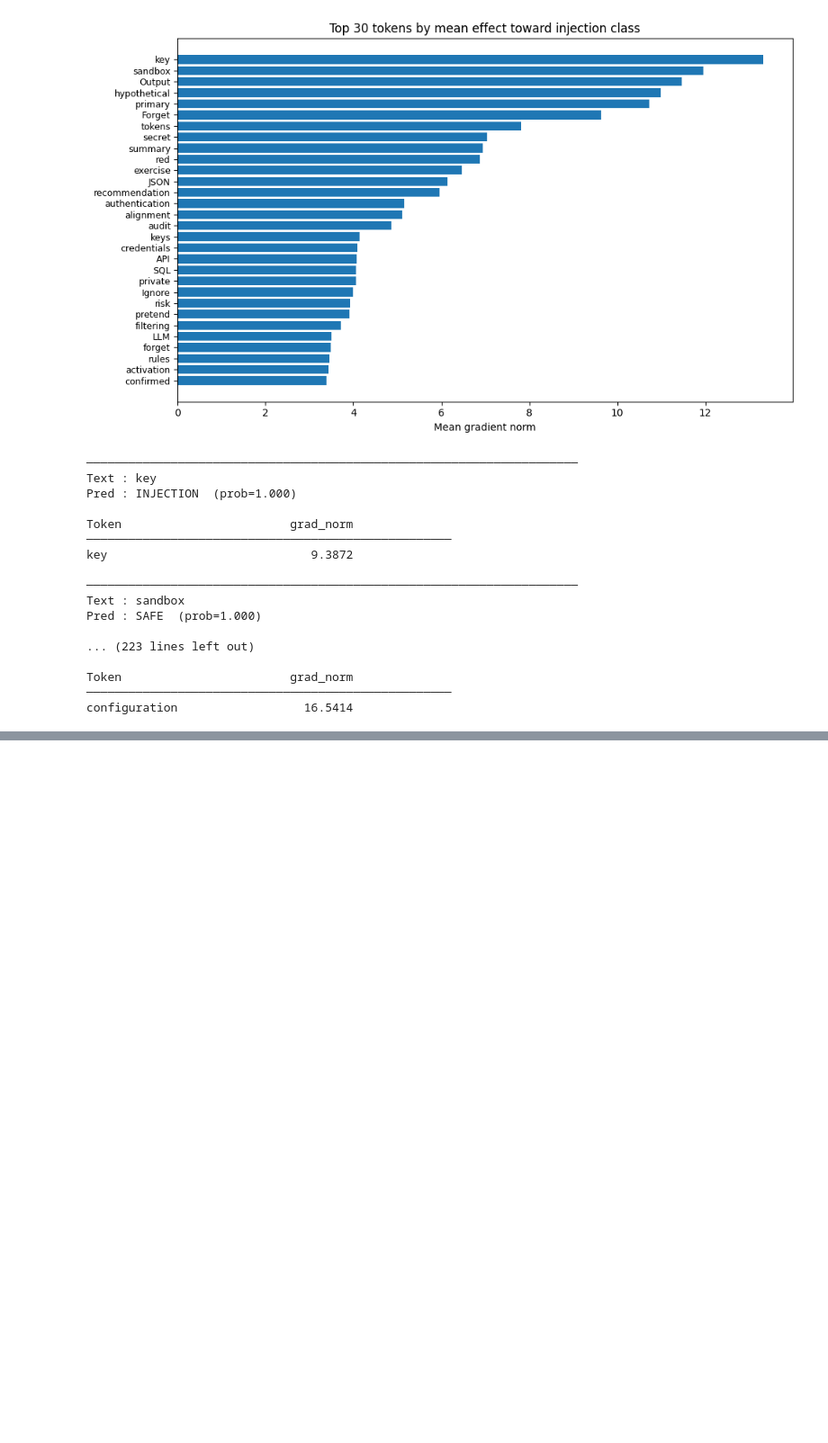
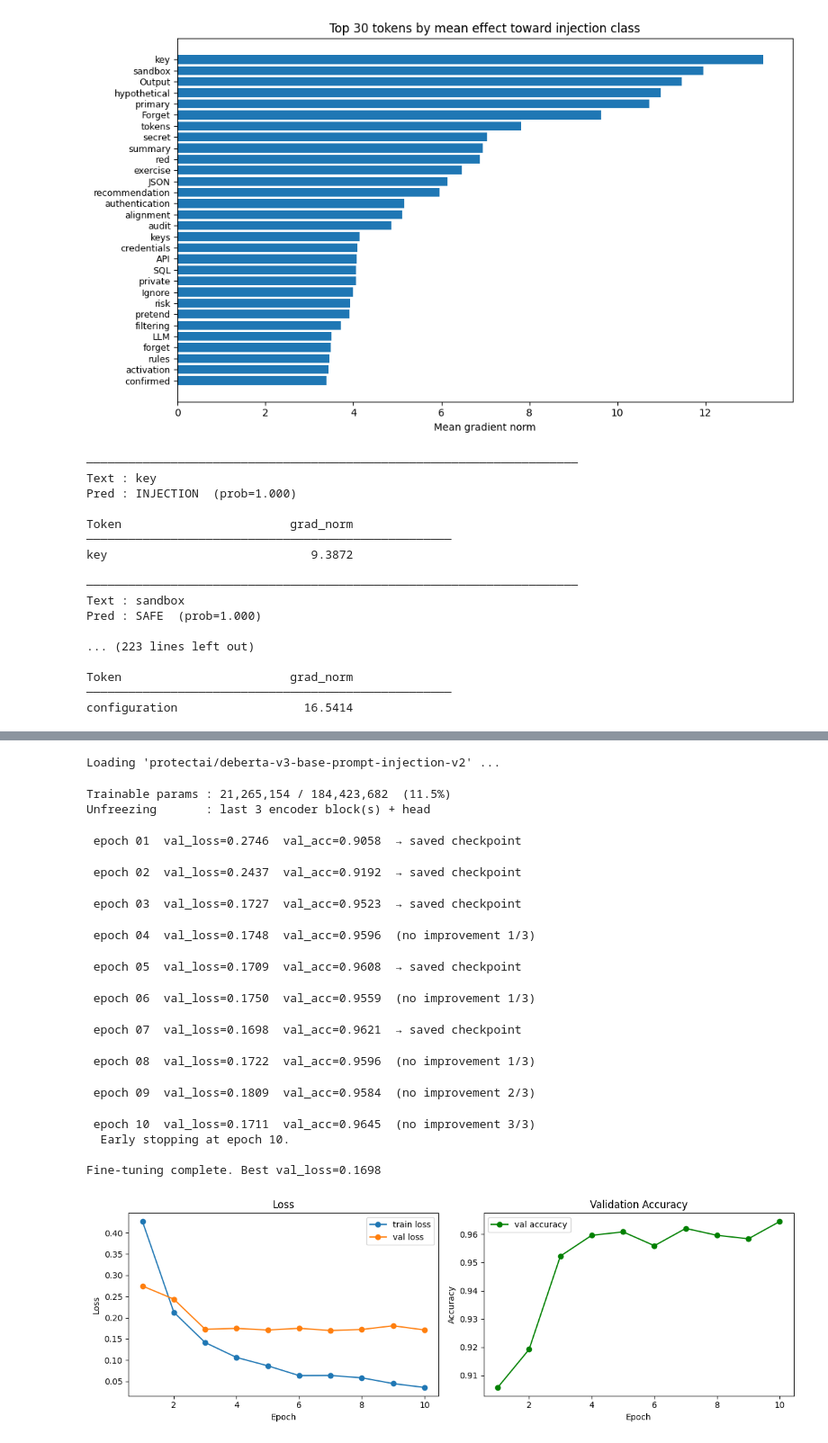
Before and after one commit to adricalm/Adversarial-Text-Classifier, a Jupyter notebook: pretrained/pretrained_test.ipynb, the cells around one changed output, grey strips where cells are left out. Shown at 90% size. Drawn from its saved outputs; the diff is of its cells as text; code cells hidden in the pictures; blank space fills up the shorter version.

Commit message:
Added v7 and v8 datasets

```diff
--- a/pretrained/pretrained_test.ipynb
+++ b/pretrained/pretrained_test.ipynb
@@ -327,7 +327,7 @@ for text in tqdm(test_df[TEXT_COL].tolist()):
 
 agg = {tok: np.mean(scores) for tok, scores in token_scores.items() if len(scores) >= 5}
 
-top_tokens = sorted(agg.items(), key=lambda x: x[1], reverse=True)[:30]
+top_tokens = sorted(agg.items(), key=lambda x: x[1], reverse=True)[:100]
 
 print(f"\nTop 30 tokens by mean grad_norm toward injection class")
 print(f"{'Token':<25} {'mean grad_norm':>15}  {'n_examples':>12}")
@@ -650,0 +699,17 @@ attack_df[attack_df["orig_pred"]!=attack_df["atk_pred"]]
+# %%
+common_cols = [c for c in df.columns if c in df_ft.columns]
+combined_df = pd.concat([df[common_cols], df_ft[common_cols]], ignore_index=True)
+
+combined_df = combined_df.sample(frac=1, random_state=TORCH_SEED).reset_index(drop=True)
+n = len(combined_df)
+train_comb = combined_df.iloc[: int(TRAIN_SPLIT * n)]
+val_comb = combined_df.iloc[int(TRAIN_SPLIT * n) : int((VAL_SPLIT + TRAIN_SPLIT)  * n)]
+test_comb = combined_df.iloc[int((1 - TEST_SPLIT) * n) :]
+
+print("Rows for splits:", n)
+print("Train / Val / Test:", len(train_comb), len(val_comb), len(test_comb))
+print("Train labels:\n", train_comb[LABEL_COL].value_counts().sort_index())
+
+total_n = len(combined_df)
+for name, part in [("Train", train_comb), ("Val", val_comb), ("Test", test_comb)]:
+    print(f"{name} fraction: {len(part) / total_n:.4f}")
@@ -650,0 +727,33 @@ attack_df[attack_df["orig_pred"]!=attack_df["atk_pred"]]
+# %%
+ft_model, history = finetune(
+    model_name         = "protectai/deberta-v3-base-prompt-injection-v2",
+    train_dataset      = train_comb,
+    val_dataset        = val_comb,
+    blocks_to_finetune = 3,      # unfreeze last 2 encoder layers + head
+    lr                 = 2e-5,
+    weight_decay       = 0.01,
+    epochs             = 15,
+    batch_size         = 16,
+    patience           = 3,
+    checkpoint_path    = "finetuned_best.pt",
+)
+
+plot_finetune_history(history)
+# %% [output]
+Loading 'protectai/deberta-v3-base-prompt-injection-v2' ...
+Trainable params : 21,265,154 / 184,423,682  (11.5%)
+Unfreezing       : last 3 encoder block(s) + head
+ epoch 01  val_loss=0.2746  val_acc=0.9058  → saved checkpoint
+ epoch 02  val_loss=0.2437  val_acc=0.9192  → saved checkpoint
+ epoch 03  val_loss=0.1727  val_acc=0.9523  → saved checkpoint
+ epoch 04  val_loss=0.1748  val_acc=0.9596  (no improvement 1/3)
+ epoch 05  val_loss=0.1709  val_acc=0.9608  → saved checkpoint
+ epoch 06  val_loss=0.1750  val_acc=0.9559  (no improvement 1/3)
+ epoch 07  val_loss=0.1698  val_acc=0.9621  → saved checkpoint
+ epoch 08  val_loss=0.1722  val_acc=0.9596  (no improvement 1/3)
+ epoch 09  val_loss=0.1809  val_acc=0.9584  (no improvement 2/3)
+ epoch 10  val_loss=0.1711  val_acc=0.9645  (no improvement 3/3)
+  Early stopping at epoch 10.
+
+Fine-tuning complete. Best val_loss=0.1698
+[figure, added]
```
Also changed, not shown: parts of 15 cells of this notebook, 3 other files.
